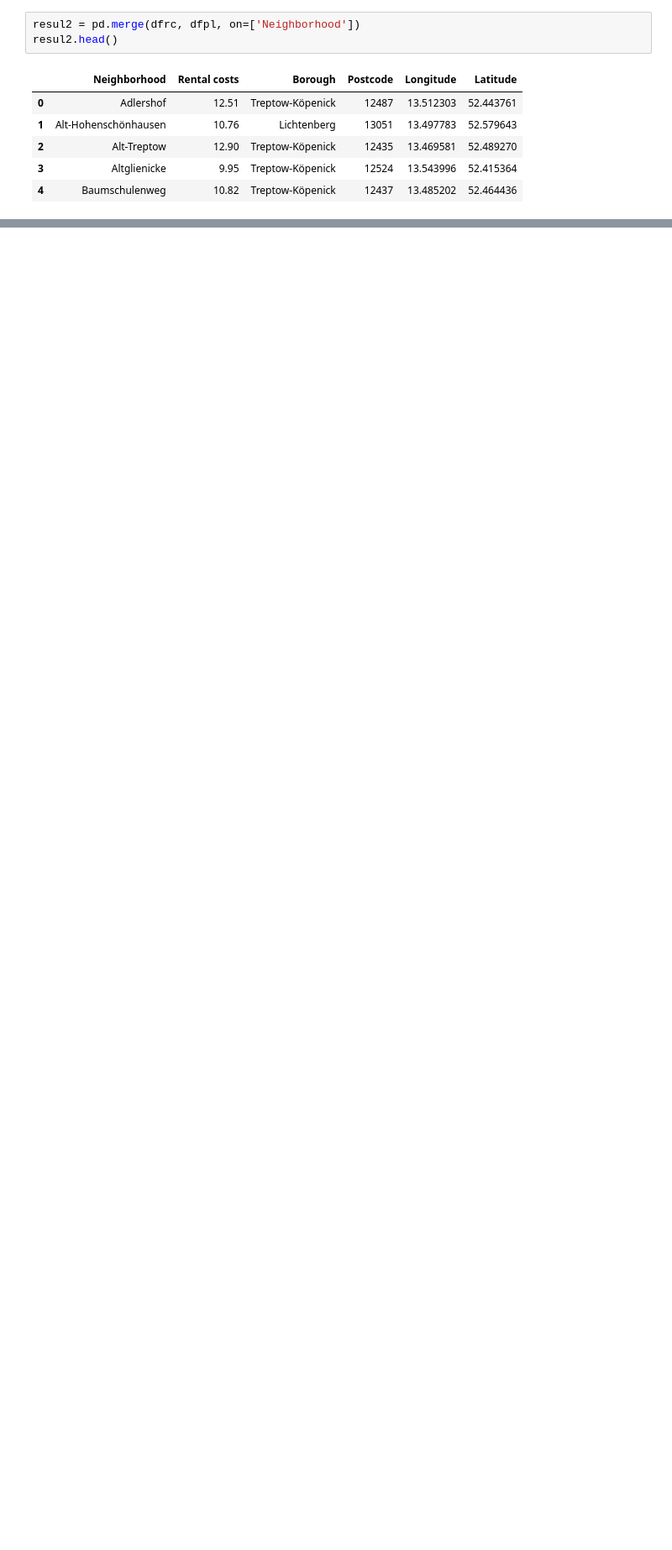
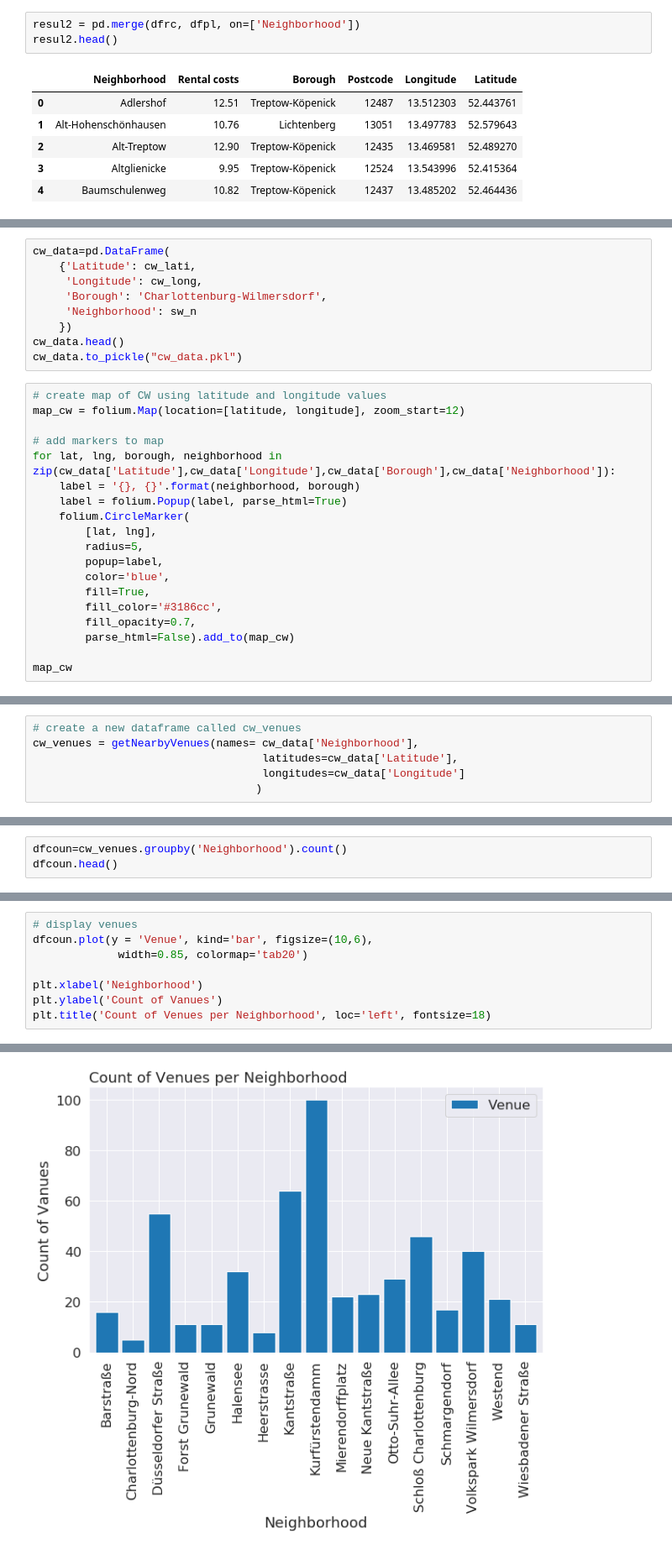
Before and after one commit to sergiusdell75/Coursera_Capstone, a Jupyter notebook: bon_visualization_statistics.ipynb, the cells around one changed output, grey strips where cells are left out. Shown at 84% size. Drawn from its saved outputs; the diff is of its cells as text; blank space fills up the shorter version.

```diff
--- a/bon_visualization_statistics.ipynb
+++ b/bon_visualization_statistics.ipynb
@@ -426,0 +525,28 @@ base_map2
+# %%
+cw_data=pd.DataFrame(
+    {'Latitude': cw_lati,
+     'Longitude': cw_long,
+     'Borough': 'Charlottenburg-Wilmersdorf',
+     'Neighborhood': sw_n
+    })
+cw_data.head()
+cw_data.to_pickle("cw_data.pkl")
+# %%
+# create map of CW using latitude and longitude values
+map_cw = folium.Map(location=[latitude, longitude], zoom_start=12)
+
+# add markers to map
+for lat, lng, borough, neighborhood in zip(cw_data['Latitude'],cw_data['Longitude'],cw_data['Borough'],cw_data['Neighborhood']):
+    label = '{}, {}'.format(neighborhood, borough)
+    label = folium.Popup(label, parse_html=True)
+    folium.CircleMarker(
+        [lat, lng],
+        radius=5,
+        popup=label,
+        color='blue',
+        fill=True,
+        fill_color='#3186cc',
+        fill_opacity=0.7,
+        parse_html=False).add_to(map_cw)
+
+map_cw
@@ -426,0 +595,6 @@ base_map2
+# %%
+# create a new dataframe called cw_venues
+cw_venues = getNearbyVenues(names= cw_data['Neighborhood'],
+                                   latitudes=cw_data['Latitude'],
+                                   longitudes=cw_data['Longitude']
+                                  )
@@ -426,0 +654,3 @@ base_map2
+# %%
+dfcoun=cw_venues.groupby('Neighborhood').count()
+dfcoun.head()
@@ -426,0 +665,9 @@ base_map2
+# %%
+# display venues
+dfcoun.plot(y = 'Venue', kind='bar', figsize=(10,6),
+             width=0.85, colormap='tab20')
+
+plt.xlabel('Neighborhood')
+plt.ylabel('Count of Vanues')
+plt.title('Count of Venues per Neighborhood', loc='left', fontsize=18)
+# %% [output]
@@ -426,0 +675 @@ base_map2
+[figure, added]
```
Also changed, not shown: parts of 19 cells of this notebook, 1 other file.
